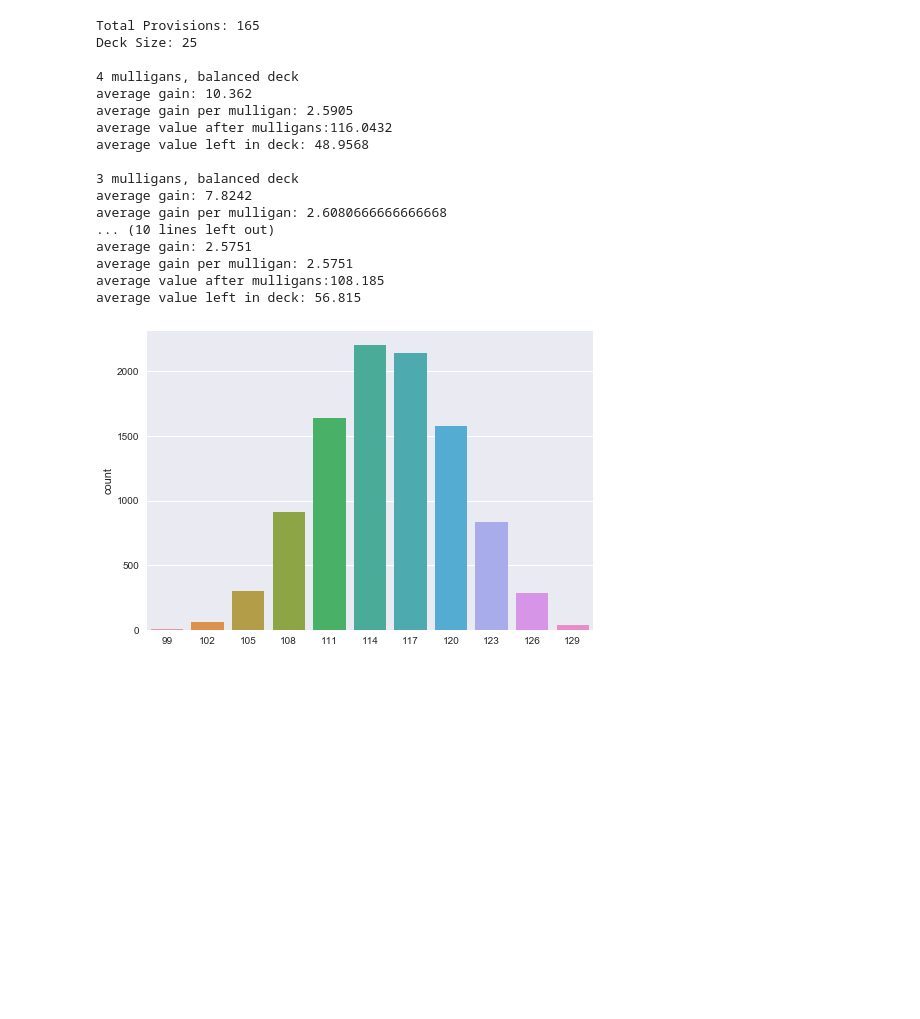
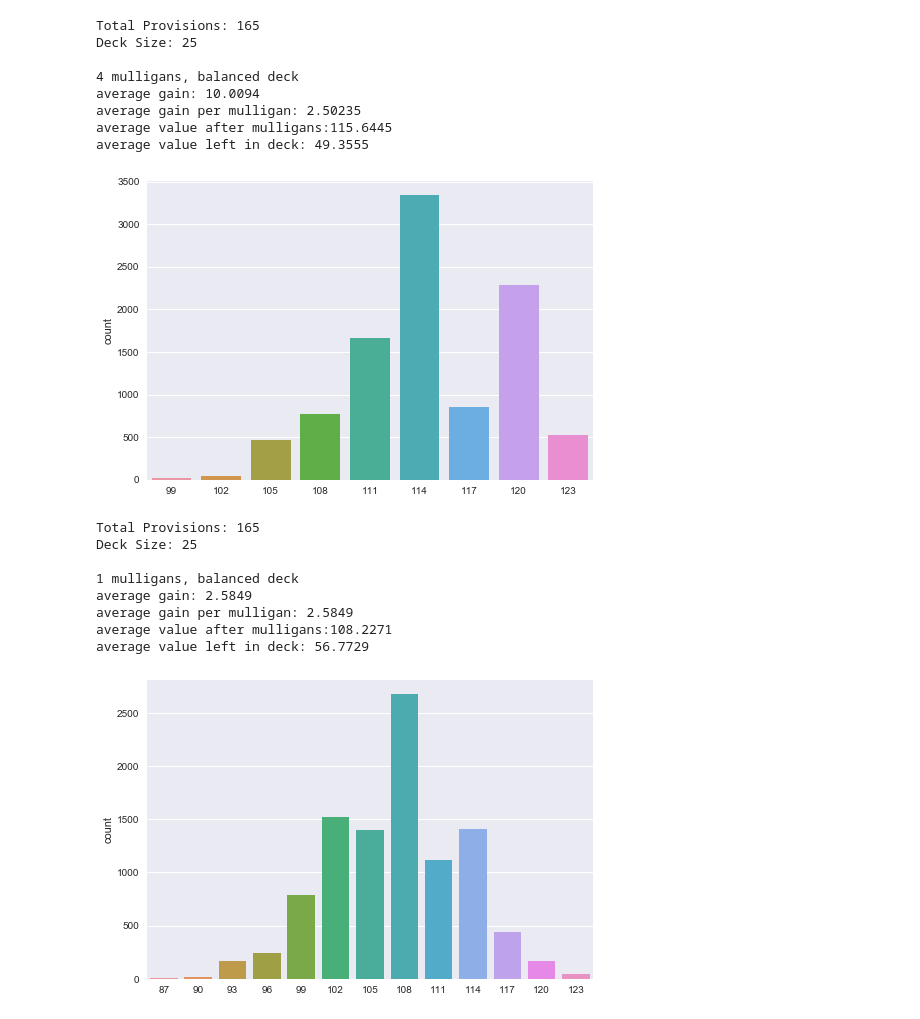
Before and after one commit to tylernolan/GwentNotebooks, a Jupyter notebook: Mulligan Simulator.ipynb, the cells around one changed output. Drawn from its saved outputs; the diff is of its cells as text; code cells hidden in the pictures; blank space fills up the shorter version.

```diff
--- a/Mulligan Simulator.ipynb
+++ b/Mulligan Simulator.ipynb
@@ -5,6 +5,15 @@ from matplotlib import pyplot as plt
 %matplotlib inline
 # %%
 import seaborn as sns
+# %%
+class Card():
+    def __init__(self, value, provisions = None, thins = False):
+        self.value = value
+        if provisions == None:
+            self.provisions = value
+        else:
+            self.provisions = provisions
+        self.thins = thins
 # %%
 def drawHand(deck, cardsToDraw):
     deck = deck[:]
@@ -57,28 +137,32 @@ def runExperiment(deck, numMulls, deckName, graph = False):
 # %%
-deck1 = ([4] * 10) + ([7] * 7) + ([8] * 2) + ([10] * 6)
-print(f"Total Provisions: %s" % sum(deck1))
-print(f"Deck Size: %s\n" % len(deck1))
+deck = ([Card(4)] * 5) + ([Card(5)] * 10) + ([Card(9)] * 5) + ([Card(10)] * 5)
+print(f"Total Provisions: %s" % sum([x.provisions for x in deck]))
+print(f"Deck Size: %s\n" % len(deck))
 
-runExperiment(deck1, 4, "balanced deck", graph = True)
-runExperiment(deck1, 3, "balanced deck")
-runExperiment(deck1, 2, "balanced deck")
-runExperiment(deck1, 1, "balanced deck")
+runExperiment(deck, 4, "balanced deck", graph = True)
 # %% [output]
 Total Provisions: 165
 Deck Size: 25
 
 4 mulligans, balanced deck
-average gain: 10.362
-average gain per mulligan: 2.5905
-average value after mulligans:116.0432
-average value left in deck: 48.9568
-
-3 mulligans, balanced deck
-average gain: 7.8242
-average gain per mulligan: 2.6080666666666668
-... (10 lines left out)
-average gain: 2.5751
-average gain per mulligan: 2.5751
-average value after mulligans:108.185
-average value left in deck: 56.815
+average gain: 10.0094
+average gain per mulligan: 2.50235
+average value after mulligans:115.6445
+average value left in deck: 49.3555
-[figure, old version]
+[figure, new version]
+# %%
+deck = ([Card(4)] * 5) + ([Card(5)] * 10) + ([Card(10)] * 5) + ([Card(9)] * 5)
+print(f"Total Provisions: %s" % sum([x.provisions for x in deck]))
+print(f"Deck Size: %s\n" % len(deck))
+
+runExperiment(deck, 1, "balanced deck", graph=True)
+# %% [output]
+Total Provisions: 165
+Deck Size: 25
+
+1 mulligans, balanced deck
+average gain: 2.5849
+average gain per mulligan: 2.5849
+average value after mulligans:108.2271
+average value left in deck: 56.7729
+[figure, added]
```
Also changed, not shown: parts of 18 cells of this notebook, 1 other file.
